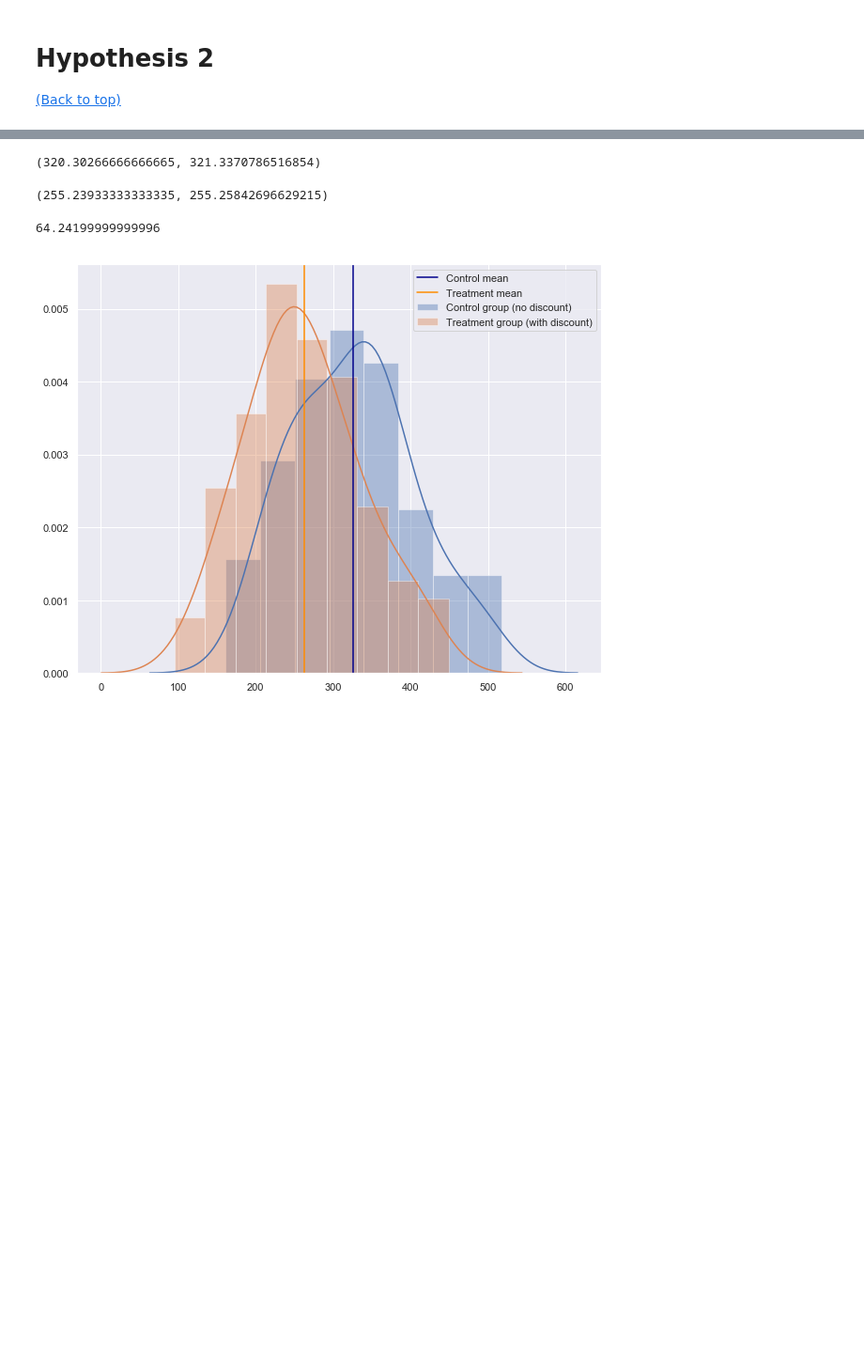
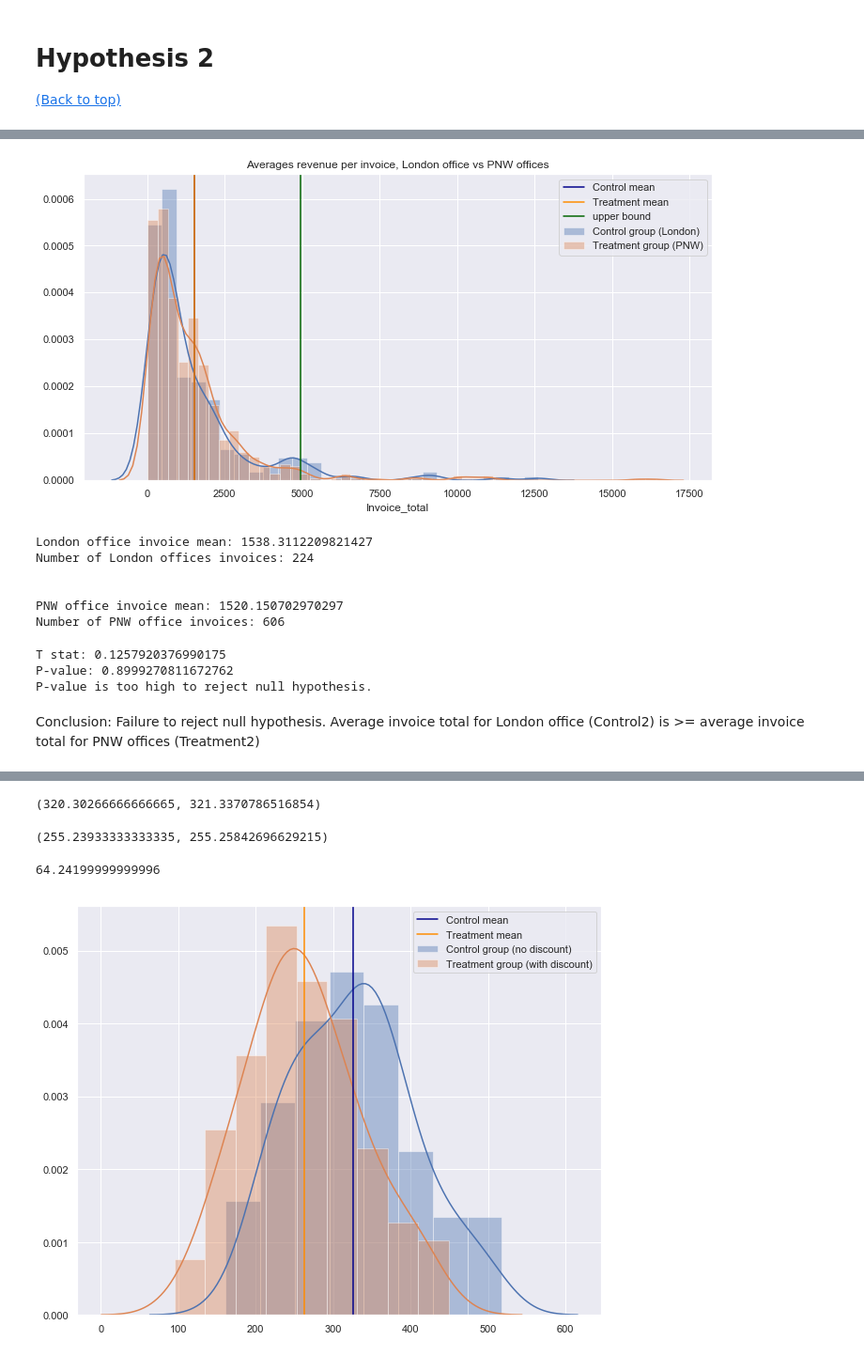
Before and after one commit to ssrosa/dsc-2-final-project-online-ds-pt-100118, a Jupyter notebook: student.ipynb, the cells around one changed output, grey strips where cells are left out. Shown: that part at 94% size. Saved outputs shown, nothing was run; the diff lists cells and outputs as text; code cells hidden in the pictures; blank space fills up the shorter version.

```diff
--- a/student.ipynb
+++ b/student.ipynb
@@ -863,0 +1285,22 @@ Lower bound: -96.56264044943818 Upper bound: 98.48398876404494
+# %%
+#Get invoice totals for employees in the London office
+london_invoices = pd.read_sql_query('''SELECT od.OrderId,
+                            SUM((od.UnitPrice * (1 - od.Discount)) * od.Quantity) Invoice_total
+                            FROM OrderDetail od
+                            JOIN [Order] o ON od.OrderId = o.Id
+                            JOIN Employee e ON o.EmployeeId = e.Id
+                            WHERE e.City = "London"
+                            GROUP BY od.OrderId
+                            ORDER BY e.LastName
+                    ''', engine)
+
+#Get invoice totals for employees in the PNW offices
+pnw_invoices = pd.read_sql_query('''SELECT od.OrderId, e.City,
+                            SUM((od.UnitPrice * (1 - od.Discount)) * od.Quantity) Invoice_total
+                            FROM OrderDetail od
+                            JOIN [Order] o ON od.OrderId = o.Id
+                            JOIN Employee e ON o.EmployeeId = e.Id
+                            WHERE e.City != "London"
+                            GROUP BY od.OrderId
+                            ORDER BY e.LastName
+                    ''', engine)
@@ -863,0 +1344,5 @@ Lower bound: -96.56264044943818 Upper bound: 98.48398876404494
+# %%
+#A control group from the London invoices
+#A treatment group from the PNW invoices
+control2 = london_invoices['Invoice_total']
+treatment2 = pnw_invoices['Invoice_total']
@@ -863,0 +1352,41 @@ Lower bound: -96.56264044943818 Upper bound: 98.48398876404494
+# %%
+#Plot both distributions
+upper_bound = np.percentile(control2, 95)
+
+sns.set(color_codes = True)
+sns.set(rc={'figure.figsize':(12,6)})
+sns.distplot(control2, label = "control group (London)")
+sns.distplot(treatment2, label = "treatment group (PNW)")
+plt.axvline(control2.mean(), color = 'darkblue', label = 'control mean')
+plt.axvline(treatment2.mean(), color = 'darkorange', label = 'treatment mean')
+plt.axvline(upper_bound, color = 'darkgreen', label = 'upper bound')
+plt.title('Averages revenue per invoice, London office vs PNW offices')
+plt.legend()
+plt.show()
+# %% [output]
+[figure, added]
+# %%
+print('London office invoice mean:', control2.mean())
+print('Number of London offices invoices:', len(control2))
+print('\n')
+print('PNW office invoice mean:', treatment2.mean())
+print('Number of PNW office invoices:', len(treatment2))
+# %% [output]
+London office invoice mean: 1538.3112209821427
+Number of London offices invoices: 224
+
+
+PNW office invoice mean: 1520.150702970297
+Number of PNW office invoices: 606
+# %%
+t2, p2 = stats.ttest_ind(control2,treatment2)
+print('T stat:', t2)
+print('P-value:', p2)
+if p2 > alpha:
+    print('P-value is too high to reject null hypothesis.')
+# %% [output]
+T stat: 0.1257920376990175
+P-value: 0.8999270811672762
+P-value is too high to reject null hypothesis.
+# %% [markdown]
+Conclusion: Failure to reject null hypothesis. Average invoice total for London office (Control2) is >= average invoice total for PNW offices (Treatment2)
```
Also changed, not shown: parts of 40 cells of this notebook.
